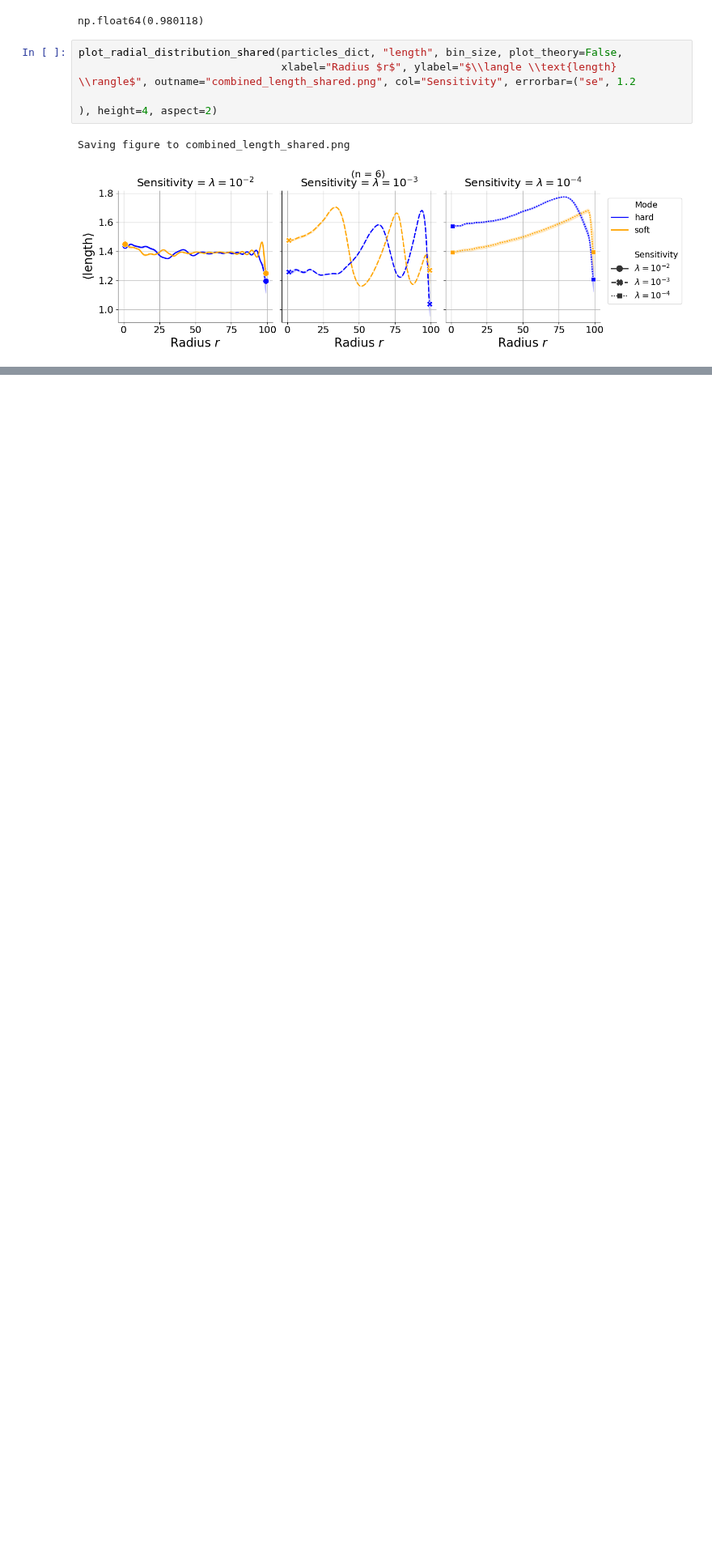
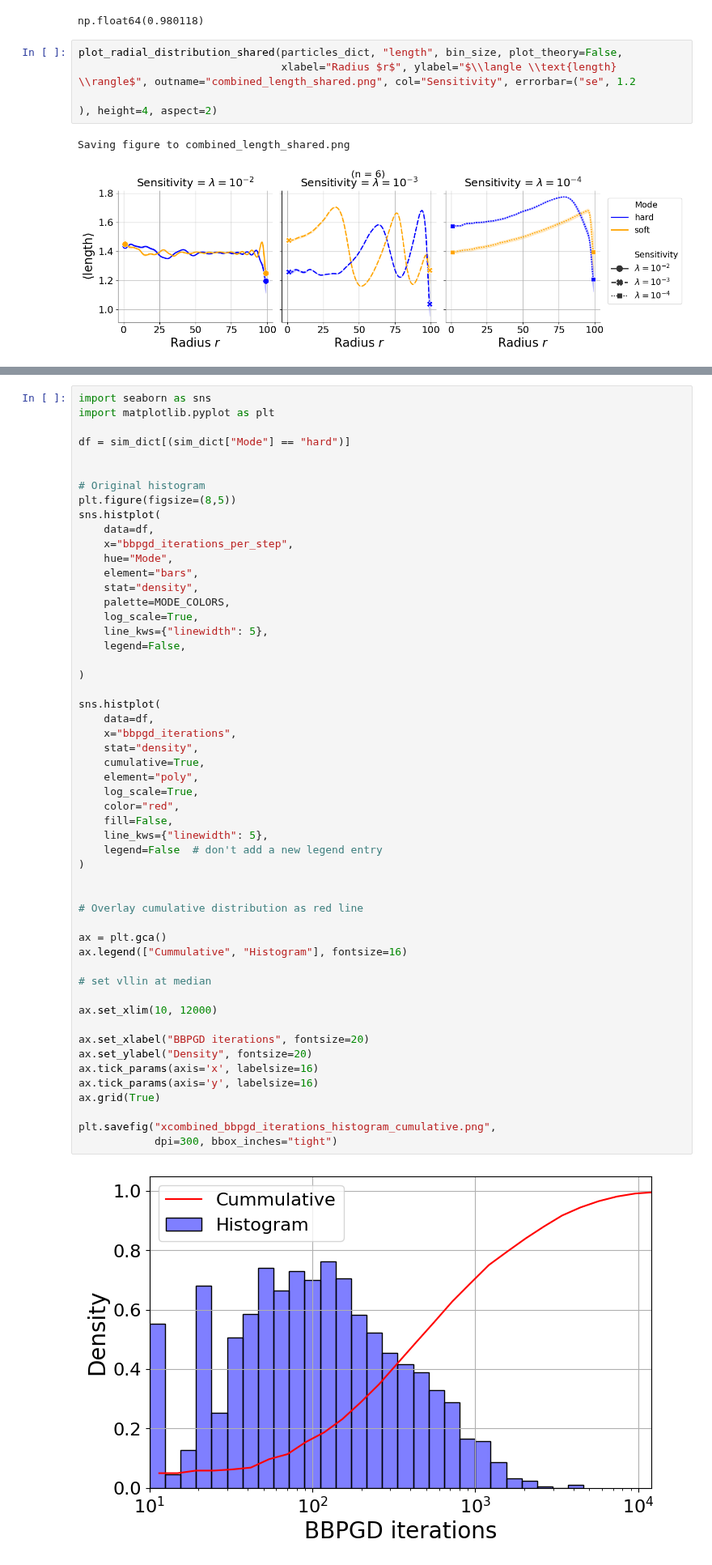
Before and after one commit to ManuelLerchner/ProliferatingCellCollectives-IDP, a Jupyter notebook: analysis/plot_combined.ipynb, the cells around one changed output, grey strips where cells are left out. Shown at 81% size. Cells and saved outputs as stored; diff of their text form; blank space fills up the shorter version.

```diff
--- a/analysis/plot_combined.ipynb
+++ b/analysis/plot_combined.ipynb
@@ -823,0 +831,55 @@ Saving figure to combined_length_shared.png
+# %%
+import seaborn as sns
+import matplotlib.pyplot as plt
+
+df = sim_dict[(sim_dict["Mode"] == "hard")]
+
+
+# Original histogram
+plt.figure(figsize=(8,5))
+sns.histplot(
+    data=df,
+    x="bbpgd_iterations_per_step",
+    hue="Mode",
+    element="bars",
+    stat="density",
+    palette=MODE_COLORS,
+    log_scale=True,
+    line_kws={"linewidth": 5},
+    legend=False,
+
+)
+
+sns.histplot(
+    data=df,
+    x="bbpgd_iterations",
+    stat="density",
+    cumulative=True,
+    element="poly",
+    log_scale=True,
+    color="red",
+    fill=False,
+    line_kws={"linewidth": 5},
+    legend=False  # don't add a new legend entry
+)
+
+
+# Overlay cumulative distribution as red line
+
+ax = plt.gca()
+ax.legend(["Cummulative", "Histogram"], fontsize=16)
+
+# set vllin at median
+
+ax.set_xlim(10, 12000)
+
+ax.set_xlabel("BBPGD iterations", fontsize=20)
+ax.set_ylabel("Density", fontsize=20)
+ax.tick_params(axis='x', labelsize=16)
+ax.tick_params(axis='y', labelsize=16)
+ax.grid(True)
+
+plt.savefig("xcombined_bbpgd_iterations_histogram_cumulative.png",
+            dpi=300, bbox_inches="tight")
+# %% [output]
+[figure, added]
```
Also changed, not shown: parts of 10 cells of this notebook, 7 other files.
